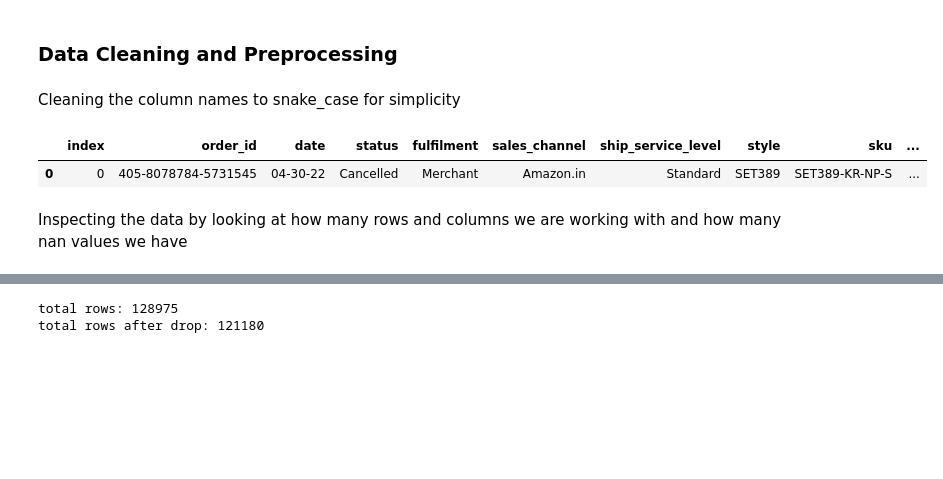
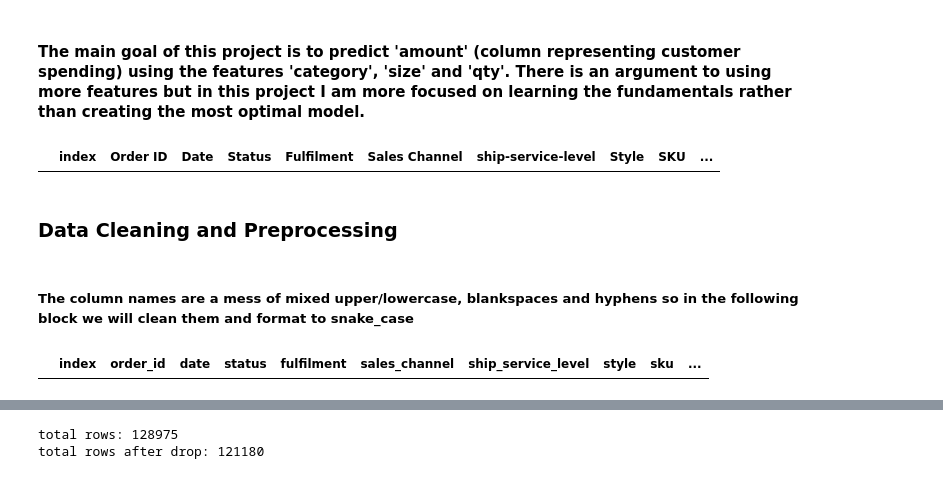
Before and after one commit to jesab/ml_assignment_1, a Jupyter notebook: Assignment2.ipynb, the cells around one changed output, grey strips where cells are left out. Saved outputs shown, nothing was run; the diff lists cells and outputs as text; code cells hidden in the pictures; blank space fills up the shorter version.

```diff
--- a/Assignment2.ipynb
+++ b/Assignment2.ipynb
@@ -1,3 +4,5 @@
+# %% [markdown]
+#### The main goal of this project is to predict 'amount' (column representing customer spending) using the features 'category', 'size' and 'qty'. There is an argument to using more features but in this project I am more focused on learning the fundamentals rather than creating the most optimal model.
 # %%
 import pandas as pd
 import numpy as np
@@ -16,16 +21,16 @@ pd.set_option('display.max_columns', None)
 # reading the data
 # converting the 23rd column 'Unnamed 22' column to string, which originally had a mix of bool and NaN values (nan and False)
 df = pd.read_csv('AmazonDataSales.csv', dtype={23: str})
+df.head(0)
+# %% [output]
+|  | index | Order ID | Date | Status | Fulfilment | Sales Channel | ship-service-level | Style | SKU | ... |
 # %% [markdown]
 ### Data Cleaning and Preprocessing
-# %% [markdown]
-Cleaning the column names to snake_case for simplicity
+# %% [markdown]
+##### The column names are a mess of mixed upper/lowercase, blankspaces and hyphens so in the following block we will clean them and format to snake_case
 # %%
 # clean the column names
 df.columns = df.columns.str.strip().str.lower().str.replace(' ', '_').str.replace('(', '').str.replace(')', '').str.replace('-', '_')
-df.head(1)
+df.head(0)
 # %% [output]
 |  | index | order_id | date | status | fulfilment | sales_channel | ship_service_level | style | sku | ... |
-| 0 | 0 | 405-8078784-5731545 | 04-30-22 | Cancelled | Merchant | Amazon.in | Standard | SET389 | SET389-KR-NP-S | ... |
-# %% [markdown]
-Inspecting the data by looking at how many rows and columns we are working with and how many nan values we have
```
Also changed, not shown: parts of 20 cells of this notebook.
